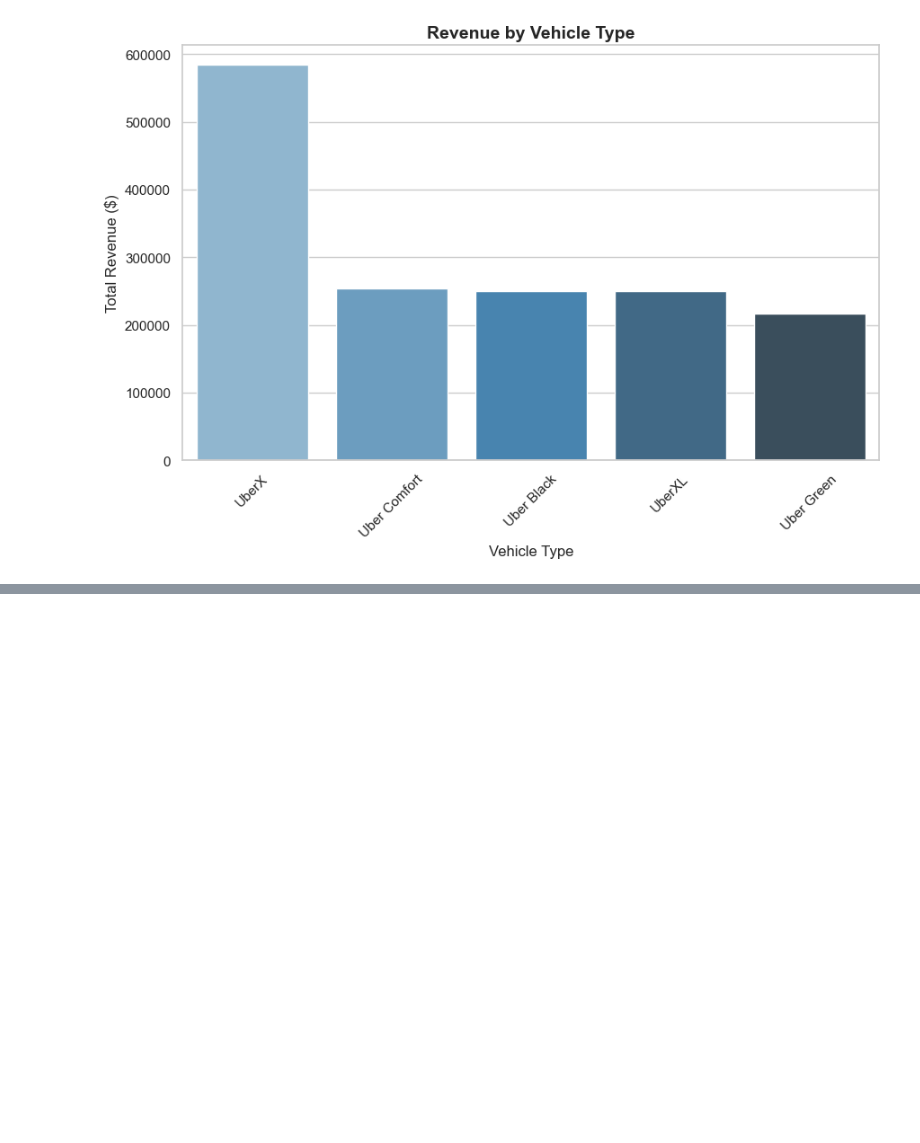
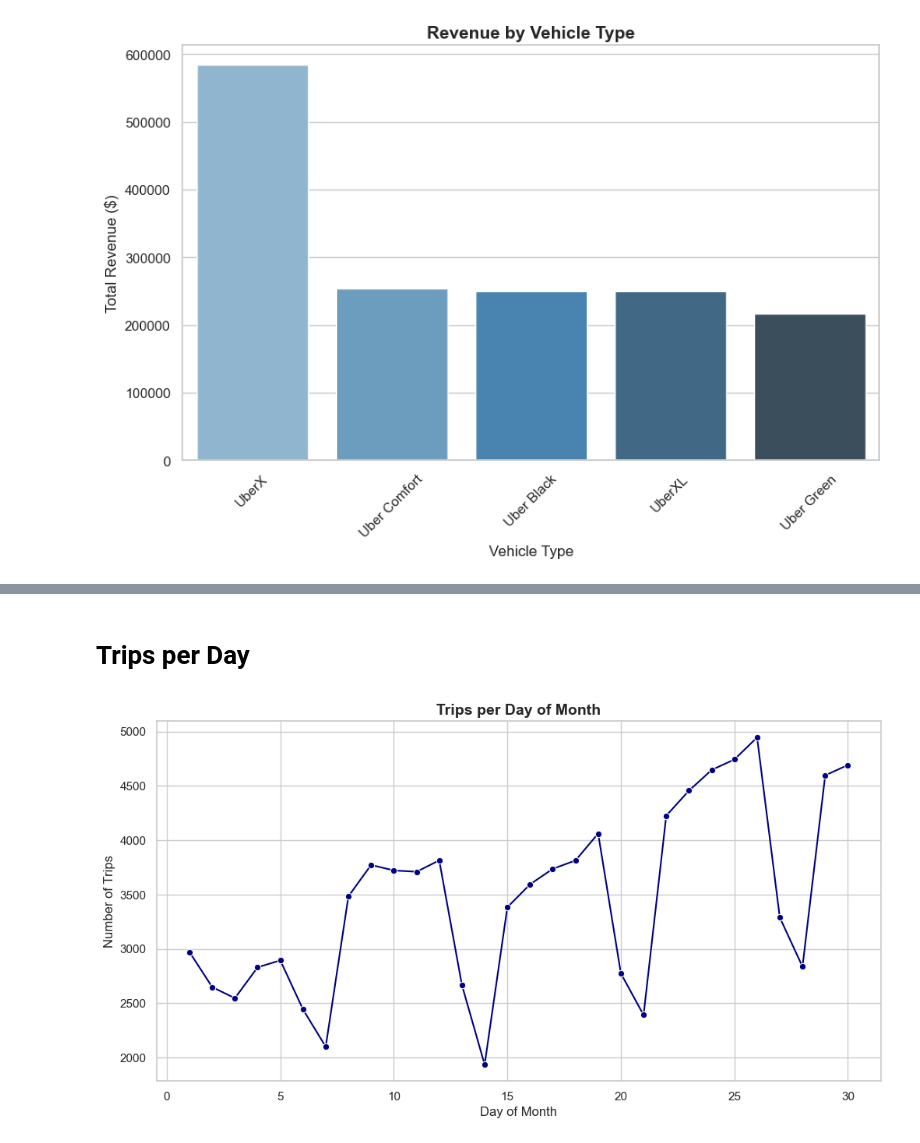
Before and after one commit to RyadulSeam/uber-trip-analysis-logistics, a Jupyter notebook: notebooks/uber-trip-analysis-logistics.ipynb, the cells around one changed output, grey strips where cells are left out. Cells and saved outputs as stored; diff of their text form; code cells hidden in the pictures; blank space fills up the shorter version.

```diff
--- a/notebooks/uber-trip-analysis-logistics.ipynb
+++ b/notebooks/uber-trip-analysis-logistics.ipynb
@@ -182,0 +227,13 @@ Passing `palette` without assigning `hue` is deprecated and will be removed in v
+# %% [markdown]
+# Trips per Day
+# %%
+plt.figure(figsize=(12,6))
+trips_per_day = trips.groupby('day')['trip_id'].count()
+sns.lineplot(x=trips_per_day.index, y=trips_per_day.values, marker="o", color="navy")
+plt.title("Trips per Day of Month", fontsize=14, fontweight='bold')
+plt.xlabel("Day of Month")
+plt.ylabel("Number of Trips")
+plt.grid(True)
+plt.show()
+# %% [output]
+[figure, added]
```
Also changed, not shown: parts of 18 cells of this notebook.
